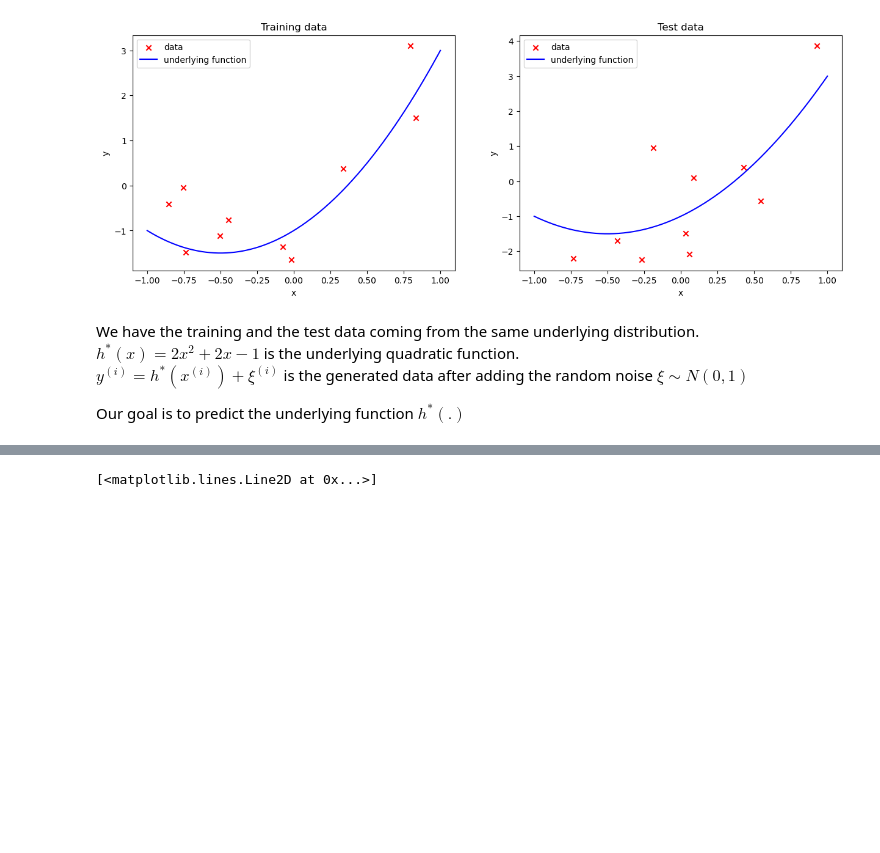
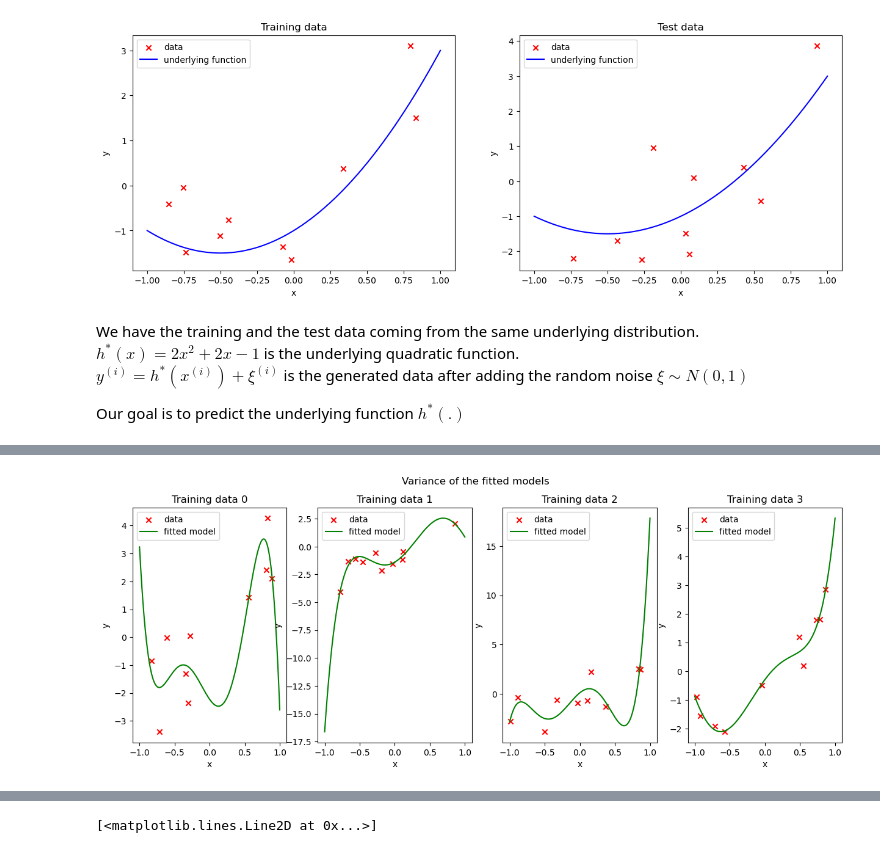
Before and after one commit to AshishSinha5/course_notes, a Jupyter notebook: cs229/chapter_8.ipynb, the cells around one changed output, grey strips where cells are left out. Saved outputs shown, nothing was run; the diff lists cells and outputs as text; code cells hidden in the pictures; blank space fills up the shorter version.

Commit message:
bias variance tradeoff

```diff
--- a/cs229/chapter_8.ipynb
+++ b/cs229/chapter_8.ipynb
@@ -82,0 +241,46 @@ Our goal is to predict the underlying function $h^{*}(.)$
+# %%
+# fit a polynomial regression model on 4 sets of data
+
+NUM_SAMPLES_TRAIN = 10
+
+train_x_sample = []
+train_y_sample = []
+
+for i in range(4):
+    sample_x, sample_y = generate_data(NUM_SAMPLES_TRAIN)
+    train_x_sample.append(sample_x)
+    train_y_sample.append(sample_y)
+
+# fit a polynomial regression model on each set of data
+models = []
+for i in range(4):
+    poly = PolynomialFeatures(degree = 5)
+    train_x_poly = poly.fit_transform(train_x_sample[i])
+    model = LinearRegression()
+    model.fit(train_x_poly, train_y_sample[i])
+    models.append(model)
+
+# plot the fitted model
+fig, ax = plt.subplots(1, 4, figsize = (15, 5))
+for i in range(4):
+    ax[i].scatter(train_x_sample[i], train_y_sample[i], marker = 'x', color = 'r', label = 'data')
+    ax[i].plot(np.linspace(MIN_X, MAX_X, 1000), models[i].predict(poly.transform(np.linspace(MIN_X, MAX_X, 1000).reshape(-1, 1))), color = 'g', label = 'fitted model')
+
+    ax[i].set_title('Training data {}'.format(i))
+    ax[i].set_xlabel('x')
+    ax[i].set_ylabel('y')
+    ax[i].legend()
+
+# # set same ylim for all subplots
+# ymin, ymax = ax[0].get_ylim()
+# for i in range(1, 4):
+#     ymin_temp, ymax_temp = ax[i].get_ylim()
+#     ymin = min(ymin, ymin_temp)
+#     ymax = max(ymax, ymax_temp)
+
+# for i in range(4):
+#     ax[i].set_ylim(ymin, ymax)
+plt.suptitle('Variance of the fitted models')
+plt.show()
+# %% [output]
+[figure, added]
```
Also changed, not shown: parts of 12 cells of this notebook.
